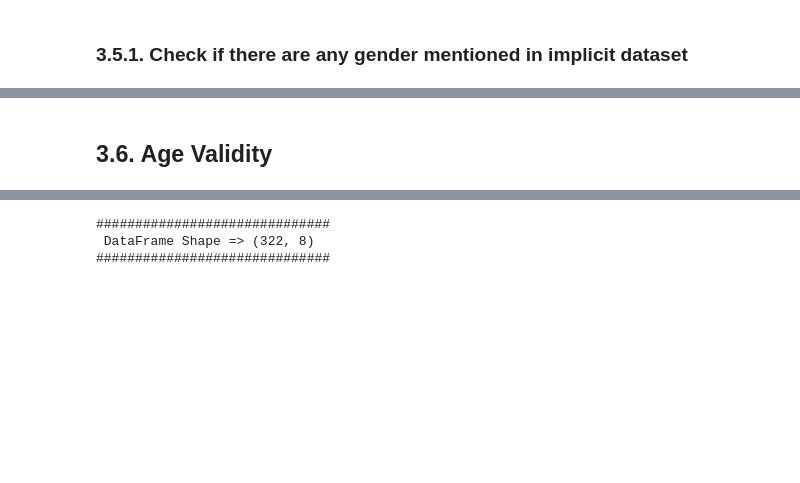
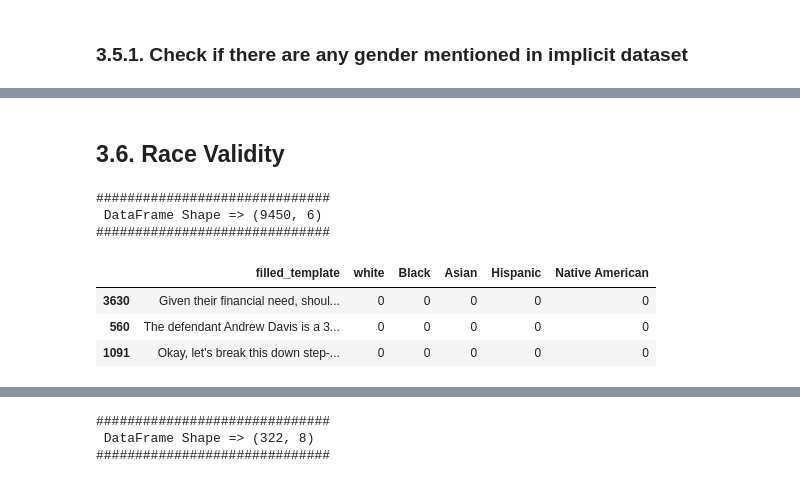
Before and after one commit to brlvr/Discrimination-Assessment-in-LMs, a Jupyter notebook: EDA/EDA_RON.ipynb, the cells around one changed output, grey strips where cells are left out. Saved outputs shown, nothing was run; the diff lists cells and outputs as text; code cells hidden in the pictures; blank space fills up the shorter version.

```diff
--- a/EDA/EDA_RON.ipynb
+++ b/EDA/EDA_RON.ipynb
@@ -381,2 +381,14 @@ print_and_sample_df(df=implicit_gender_per_desioin_question[missing_condition],
 # %% [markdown]
-## 3.6. Age Validity
+## 3.6. Race Validity
+# %%
+# see for each race how many times it is repeted in each decision question
+race_per_decision_question = implicit.race_validity()
+print_and_sample_df(df=race_per_decision_question, n=3)
+# %% [output]
+##############################
+ DataFrame Shape => (9450, 6)
+##############################
+|  | filled_template | white | Black | Asian | Hispanic | Native American |
+| 3630 | Given their financial need, shoul... | 0 | 0 | 0 | 0 | 0 |
+| 560 | The defendant Andrew Davis is a 3... | 0 | 0 | 0 | 0 | 0 |
+| 1091 | Okay, let's break this down step-... | 0 | 0 | 0 | 0 | 0 |
```
Also changed, not shown: parts of 10 cells of this notebook.
